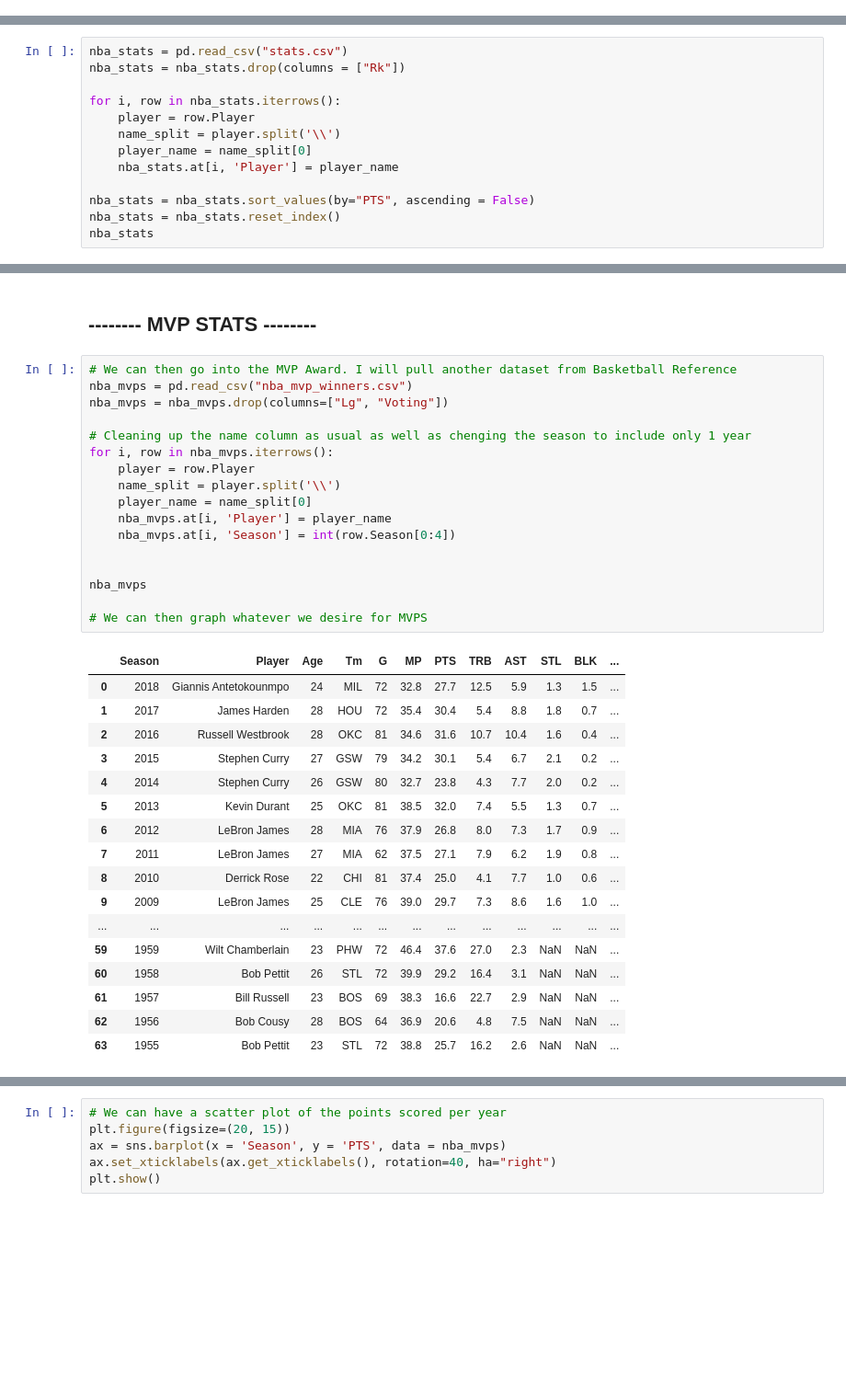
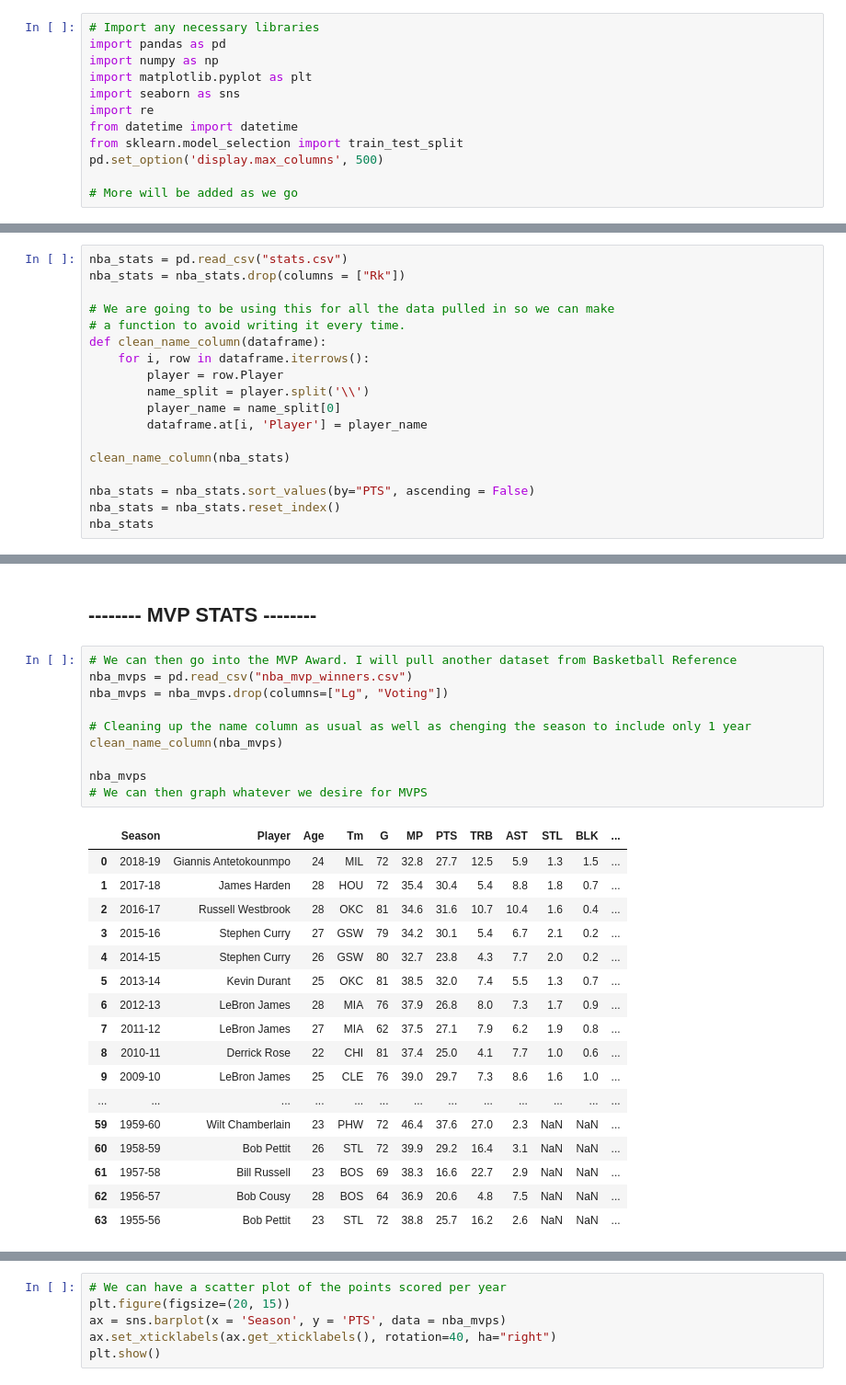
Before and after one commit to Ajnbro/nba320.github.io, a Jupyter notebook: Final Project Notebook.ipynb, the cells around one changed output, grey strips where cells are left out. Shown at 92% size. Saved outputs shown, nothing was run; the diff lists cells and outputs as text; blank space fills up the shorter version.

```diff
--- a/Final Project Notebook.ipynb
+++ b/Final Project Notebook.ipynb
@@ -5,6 +5,18 @@
 <h4 style="font-size:20px">Mary Hood, Manpreet Sidhu, Alex Rothman</h4>
 <hr>
 </center>
+# %%
+# Import any necessary libraries
+import pandas as pd
+import numpy as np
+import matplotlib.pyplot as plt
+import seaborn as sns
+import re
+from datetime import datetime
+from sklearn.model_selection import train_test_split
+pd.set_option('display.max_columns', 500)
+
+# More will be added as we go
 # %%
 # Import any necessary libraries
 import pandas as pd
@@ -42,11 +54,16 @@ Machine Learning stuff:
 nba_stats = pd.read_csv("stats.csv")
 nba_stats = nba_stats.drop(columns = ["Rk"])
 
-for i, row in nba_stats.iterrows():
-    player = row.Player
-    name_split = player.split('\\')
-    player_name = name_split[0]
-    nba_stats.at[i, 'Player'] = player_name
+# We are going to be using this for all the data pulled in so we can make
+# a function to avoid writing it every time.
+def clean_name_column(dataframe):
+    for i, row in dataframe.iterrows():
+        player = row.Player
+        name_split = player.split('\\')
+        player_name = name_split[0]
+        dataframe.at[i, 'Player'] = player_name
+
+clean_name_column(nba_stats)
 
 nba_stats = nba_stats.sort_values(by="PTS", ascending = False)
 nba_stats = nba_stats.reset_index()
@@ -143,38 +156,31 @@ plt.show()
 # %%
 # We can then go into the MVP Award. I will pull another dataset from Basketball Reference
 nba_mvps = pd.read_csv("nba_mvp_winners.csv")
 nba_mvps = nba_mvps.drop(columns=["Lg", "Voting"])
 
 # Cleaning up the name column as usual as well as chenging the season to include only 1 year
-for i, row in nba_mvps.iterrows():
-    player = row.Player
-    name_split = player.split('\\')
-    player_name = name_split[0]
-    nba_mvps.at[i, 'Player'] = player_name
-    nba_mvps.at[i, 'Season'] = int(row.Season[0:4])
-
+clean_name_column(nba_mvps)
 
 nba_mvps
-
 # We can then graph whatever we desire for MVPS
 # %% [output]
 |  | Season | Player | Age | Tm | G | MP | PTS | TRB | AST | STL | BLK | ... |
-| 0 | 2018 | Giannis Antetokounmpo | 24 | MIL | 72 | 32.8 | 27.7 | 12.5 | 5.9 | 1.3 | 1.5 | ... |
-| 1 | 2017 | James Harden | 28 | HOU | 72 | 35.4 | 30.4 | 5.4 | 8.8 | 1.8 | 0.7 | ... |
-| 2 | 2016 | Russell Westbrook | 28 | OKC | 81 | 34.6 | 31.6 | 10.7 | 10.4 | 1.6 | 0.4 | ... |
-| 3 | 2015 | Stephen Curry | 27 | GSW | 79 | 34.2 | 30.1 | 5.4 | 6.7 | 2.1 | 0.2 | ... |
-| 4 | 2014 | Stephen Curry | 26 | GSW | 80 | 32.7 | 23.8 | 4.3 | 7.7 | 2.0 | 0.2 | ... |
-| 5 | 2013 | Kevin Durant | 25 | OKC | 81 | 38.5 | 32.0 | 7.4 | 5.5 | 1.3 | 0.7 | ... |
-| 6 | 2012 | LeBron James | 28 | MIA | 76 | 37.9 | 26.8 | 8.0 | 7.3 | 1.7 | 0.9 | ... |
-| 7 | 2011 | LeBron James | 27 | MIA | 62 | 37.5 | 27.1 | 7.9 | 6.2 | 1.9 | 0.8 | ... |
-| 8 | 2010 | Derrick Rose | 22 | CHI | 81 | 37.4 | 25.0 | 4.1 | 7.7 | 1.0 | 0.6 | ... |
-| 9 | 2009 | LeBron James | 25 | CLE | 76 | 39.0 | 29.7 | 7.3 | 8.6 | 1.6 | 1.0 | ... |
+| 0 | 2018-19 | Giannis Antetokounmpo | 24 | MIL | 72 | 32.8 | 27.7 | 12.5 | 5.9 | 1.3 | 1.5 | ... |
+| 1 | 2017-18 | James Harden | 28 | HOU | 72 | 35.4 | 30.4 | 5.4 | 8.8 | 1.8 | 0.7 | ... |
+| 2 | 2016-17 | Russell Westbrook | 28 | OKC | 81 | 34.6 | 31.6 | 10.7 | 10.4 | 1.6 | 0.4 | ... |
+| 3 | 2015-16 | Stephen Curry | 27 | GSW | 79 | 34.2 | 30.1 | 5.4 | 6.7 | 2.1 | 0.2 | ... |
+| 4 | 2014-15 | Stephen Curry | 26 | GSW | 80 | 32.7 | 23.8 | 4.3 | 7.7 | 2.0 | 0.2 | ... |
+| 5 | 2013-14 | Kevin Durant | 25 | OKC | 81 | 38.5 | 32.0 | 7.4 | 5.5 | 1.3 | 0.7 | ... |
+| 6 | 2012-13 | LeBron James | 28 | MIA | 76 | 37.9 | 26.8 | 8.0 | 7.3 | 1.7 | 0.9 | ... |
+| 7 | 2011-12 | LeBron James | 27 | MIA | 62 | 37.5 | 27.1 | 7.9 | 6.2 | 1.9 | 0.8 | ... |
+| 8 | 2010-11 | Derrick Rose | 22 | CHI | 81 | 37.4 | 25.0 | 4.1 | 7.7 | 1.0 | 0.6 | ... |
+| 9 | 2009-10 | LeBron James | 25 | CLE | 76 | 39.0 | 29.7 | 7.3 | 8.6 | 1.6 | 1.0 | ... |
 | ... | ... | ... | ... | ... | ... | ... | ... | ... | ... | ... | ... | ... |
-| 59 | 1959 | Wilt Chamberlain | 23 | PHW | 72 | 46.4 | 37.6 | 27.0 | 2.3 | NaN | NaN | ... |
-| 60 | 1958 | Bob Pettit | 26 | STL | 72 | 39.9 | 29.2 | 16.4 | 3.1 | NaN | NaN | ... |
-| 61 | 1957 | Bill Russell | 23 | BOS | 69 | 38.3 | 16.6 | 22.7 | 2.9 | NaN | NaN | ... |
-| 62 | 1956 | Bob Cousy | 28 | BOS | 64 | 36.9 | 20.6 | 4.8 | 7.5 | NaN | NaN | ... |
-| 63 | 1955 | Bob Pettit | 23 | STL | 72 | 38.8 | 25.7 | 16.2 | 2.6 | NaN | NaN | ... |
+| 59 | 1959-60 | Wilt Chamberlain | 23 | PHW | 72 | 46.4 | 37.6 | 27.0 | 2.3 | NaN | NaN | ... |
+| 60 | 1958-59 | Bob Pettit | 26 | STL | 72 | 39.9 | 29.2 | 16.4 | 3.1 | NaN | NaN | ... |
+| 61 | 1957-58 | Bill Russell | 23 | BOS | 69 | 38.3 | 16.6 | 22.7 | 2.9 | NaN | NaN | ... |
+| 62 | 1956-57 | Bob Cousy | 28 | BOS | 64 | 36.9 | 20.6 | 4.8 | 7.5 | NaN | NaN | ... |
+| 63 | 1955-56 | Bob Pettit | 23 | STL | 72 | 38.8 | 25.7 | 16.2 | 2.6 | NaN | NaN | ... |
 64 rows × 16 columns
 # %%
 # We can have a scatter plot of the points scored per year
```
Also changed, not shown: parts of 7 cells of this notebook, 2 other files.
